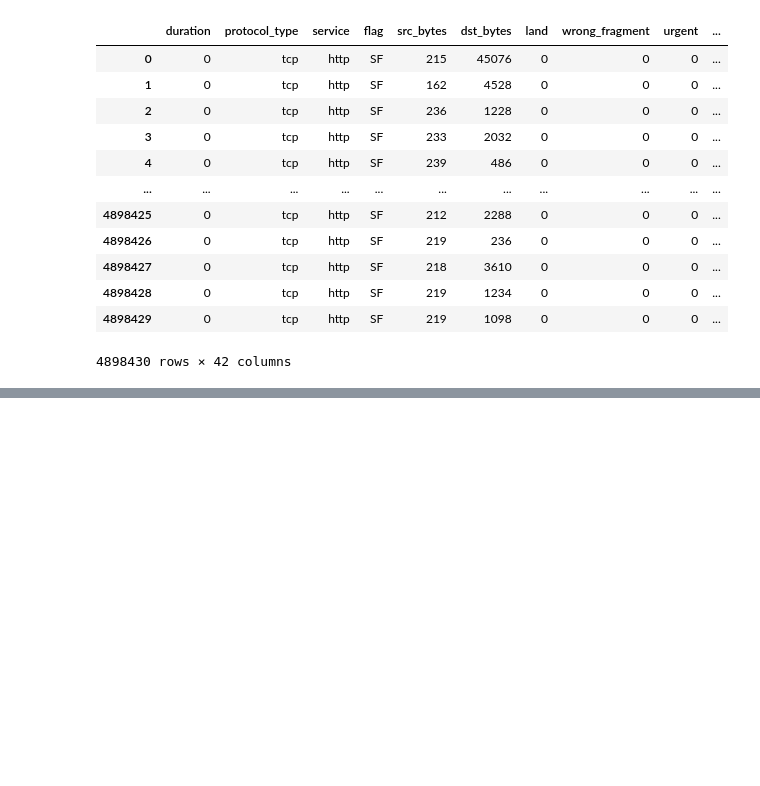
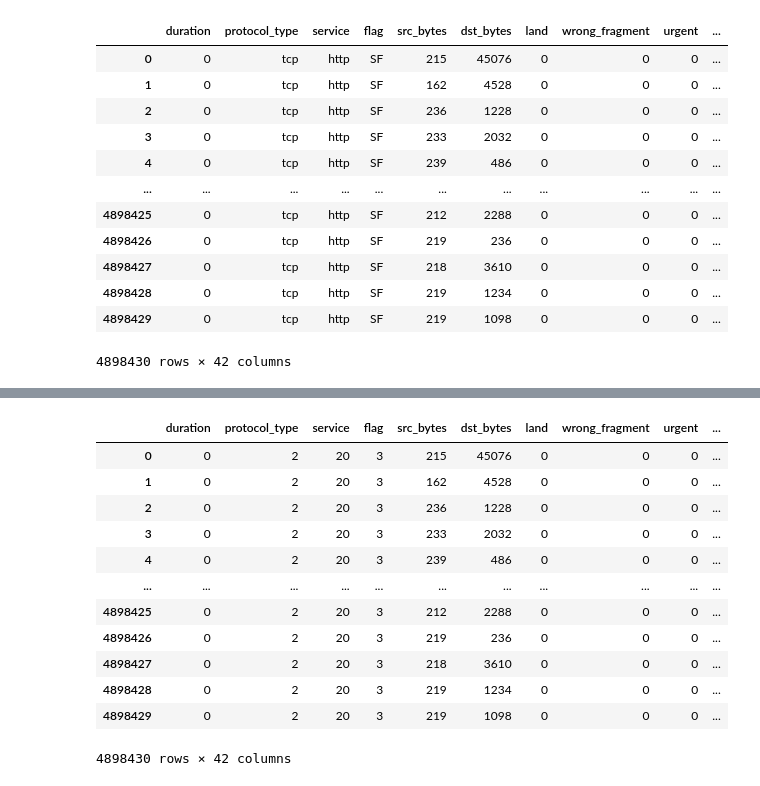
Before and after one commit to Xiaomut/RAS_TCP-Predict, a Jupyter notebook: exp2.ipynb, the cells around one changed output, grey strips where cells are left out. Cells and saved outputs as stored; diff of their text form; code cells hidden in the pictures; blank space fills up the shorter version.

```diff
--- a/exp2.ipynb
+++ b/exp2.ipynb
@@ -58,0 +162,36 @@ print(len(b))
+# %%
+def make_labels(datas):
+
+    value = 0
+    dicts = {}
+    datas = list(set(datas))
+    for label in datas:
+        dicts[label] = value
+        value += 1
+    return dicts
+# %%
+protocol_type_dict = make_labels(datas['protocol_type'].values.tolist())
+service_dict = make_labels(datas['service'].values.tolist())
+flag_dict = make_labels(datas['flag'].values.tolist())
+labels_dict = make_labels(labels)
+# %%
+datas['protocol_type'] = datas['protocol_type'].apply(lambda x: protocol_type_dict[x])
+datas['service'] = datas['service'].apply(lambda x: service_dict[x])
+datas['flag'] = datas['flag'].apply(lambda x: flag_dict[x])
+datas['labels'] = datas['labels'].apply(lambda x: labels_dict[x])
+
+datas
+# %% [output]
+|  | duration | protocol_type | service | flag | src_bytes | dst_bytes | land | wrong_fragment | urgent | ... |
+| 0 | 0 | 2 | 20 | 3 | 215 | 45076 | 0 | 0 | 0 | ... |
+| 1 | 0 | 2 | 20 | 3 | 162 | 4528 | 0 | 0 | 0 | ... |
+| 2 | 0 | 2 | 20 | 3 | 236 | 1228 | 0 | 0 | 0 | ... |
+| 3 | 0 | 2 | 20 | 3 | 233 | 2032 | 0 | 0 | 0 | ... |
+| 4 | 0 | 2 | 20 | 3 | 239 | 486 | 0 | 0 | 0 | ... |
+| ... | ... | ... | ... | ... | ... | ... | ... | ... | ... | ... |
+| 4898425 | 0 | 2 | 20 | 3 | 212 | 2288 | 0 | 0 | 0 | ... |
+| 4898426 | 0 | 2 | 20 | 3 | 219 | 236 | 0 | 0 | 0 | ... |
+| 4898427 | 0 | 2 | 20 | 3 | 218 | 3610 | 0 | 0 | 0 | ... |
+| 4898428 | 0 | 2 | 20 | 3 | 219 | 1234 | 0 | 0 | 0 | ... |
+| 4898429 | 0 | 2 | 20 | 3 | 219 | 1098 | 0 | 0 | 0 | ... |
+4898430 rows × 42 columns
```
Also changed, not shown: parts of 57 cells of this notebook.
